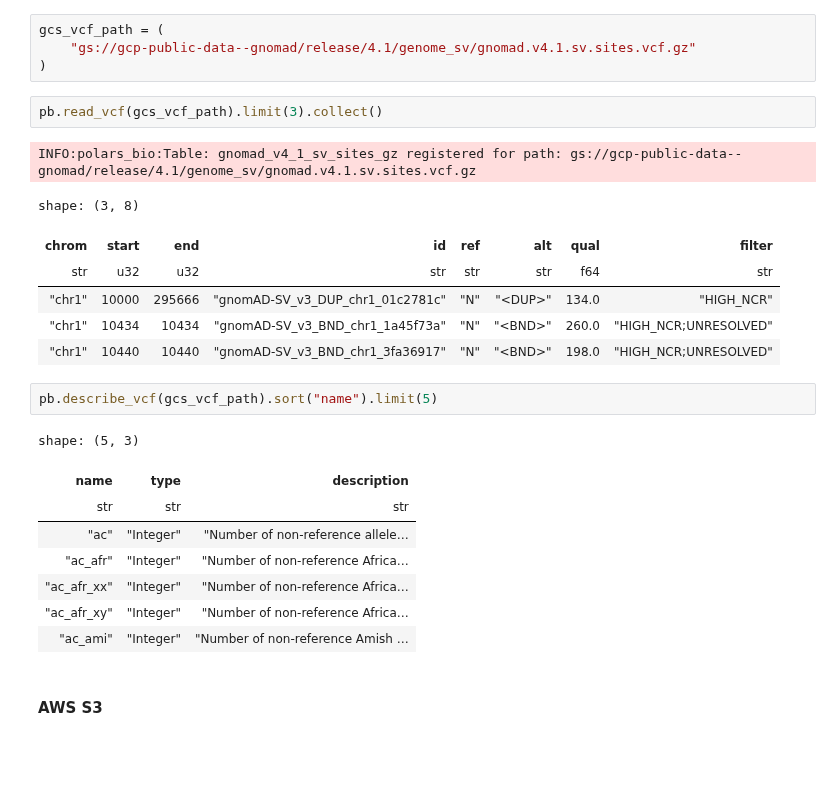
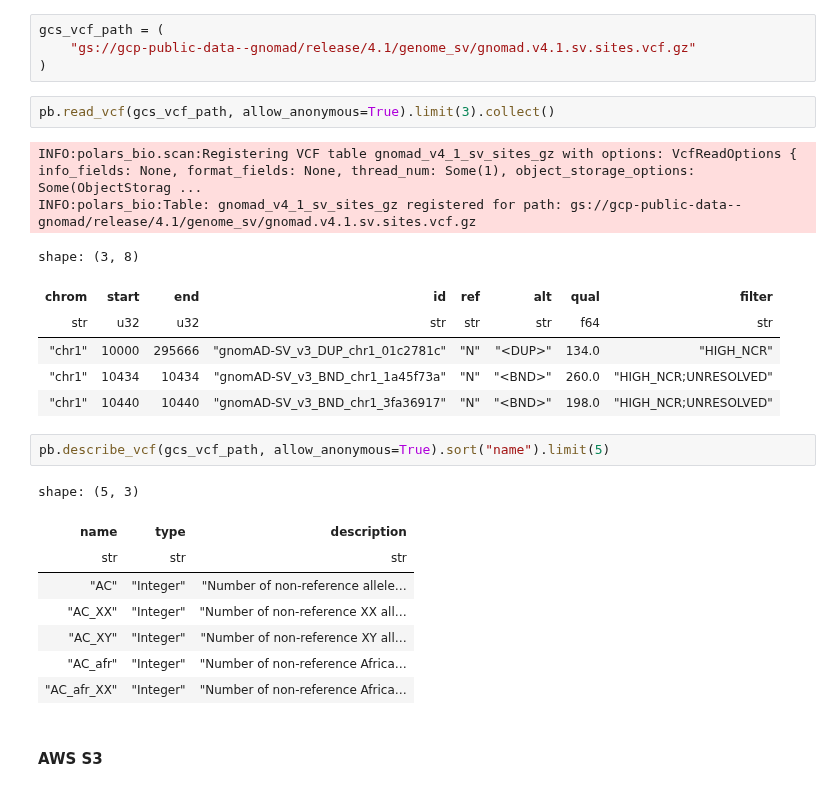
Before and after one commit to biodatageeks/polars-bio, a Jupyter notebook: docs/notebooks/cookbook.ipynb, the cells around one changed output. Drawn from its saved outputs; the diff is of its cells as text; blank space fills up the shorter version.

```diff
--- a/docs/notebooks/cookbook.ipynb
+++ b/docs/notebooks/cookbook.ipynb
@@ -14,8 +14,9 @@ gcs_vcf_path = (
     "gs://gcp-public-data--gnomad/release/4.1/genome_sv/gnomad.v4.1.sv.sites.vcf.gz"
 )
 # %%
-pb.read_vcf(gcs_vcf_path).limit(3).collect()
+pb.read_vcf(gcs_vcf_path, allow_anonymous=True).limit(3).collect()
 # %% [output]
+INFO:polars_bio.scan:Registering VCF table gnomad_v4_1_sv_sites_gz with options: VcfReadOptions { info_fields: None, format_fields: None, thread_num: Some(1), object_storage_options: Some(ObjectStorag ...
 INFO:polars_bio:Table: gnomad_v4_1_sv_sites_gz registered for path: gs://gcp-public-data--gnomad/release/4.1/genome_sv/gnomad.v4.1.sv.sites.vcf.gz
 shape: (3, 8)
 | chrom | start | end | id | ref | alt | qual | filter |
@@ -24,16 +25,16 @@ shape: (3, 8)
 | "chr1" | 10434 | 10434 | "gnomAD-SV_v3_BND_chr1_1a45f73a" | "N" | "<BND>" | 260.0 | "HIGH_NCR;UNRESOLVED" |
 | "chr1" | 10440 | 10440 | "gnomAD-SV_v3_BND_chr1_3fa36917" | "N" | "<BND>" | 198.0 | "HIGH_NCR;UNRESOLVED" |
 # %%
-pb.describe_vcf(gcs_vcf_path).sort("name").limit(5)
+pb.describe_vcf(gcs_vcf_path, allow_anonymous=True).sort("name").limit(5)
 # %% [output]
 shape: (5, 3)
 | name | type | description |
 | str | str | str |
-| "ac" | "Integer" | "Number of non-reference allele… |
-| "ac_afr" | "Integer" | "Number of non-reference Africa… |
-| "ac_afr_xx" | "Integer" | "Number of non-reference Africa… |
-| "ac_afr_xy" | "Integer" | "Number of non-reference Africa… |
-| "ac_ami" | "Integer" | "Number of non-reference Amish … |
+| "AC" | "Integer" | "Number of non-reference allele… |
+| "AC_XX" | "Integer" | "Number of non-reference XX all… |
+| "AC_XY" | "Integer" | "Number of non-reference XY all… |
+| "AC_afr" | "Integer" | "Number of non-reference Africa… |
+| "AC_afr_XX" | "Integer" | "Number of non-reference Africa… |
 # %% [markdown]
 #### AWS S3
 # %%
```
Also changed, not shown: parts of 14 cells of this notebook, 2 other files.
